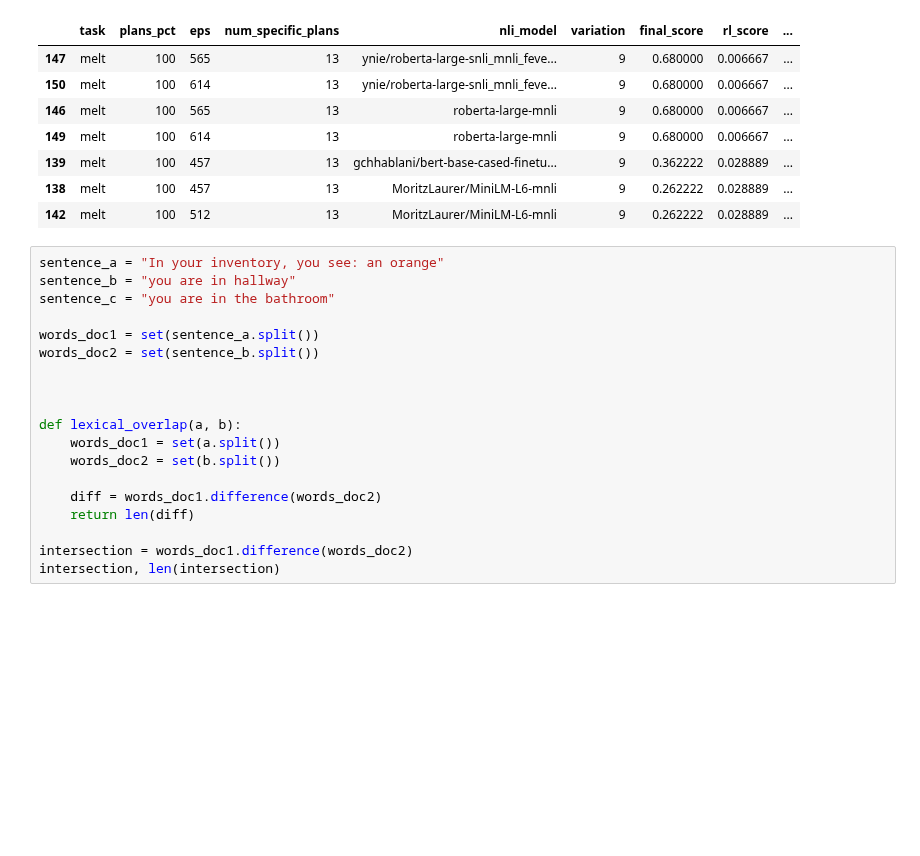
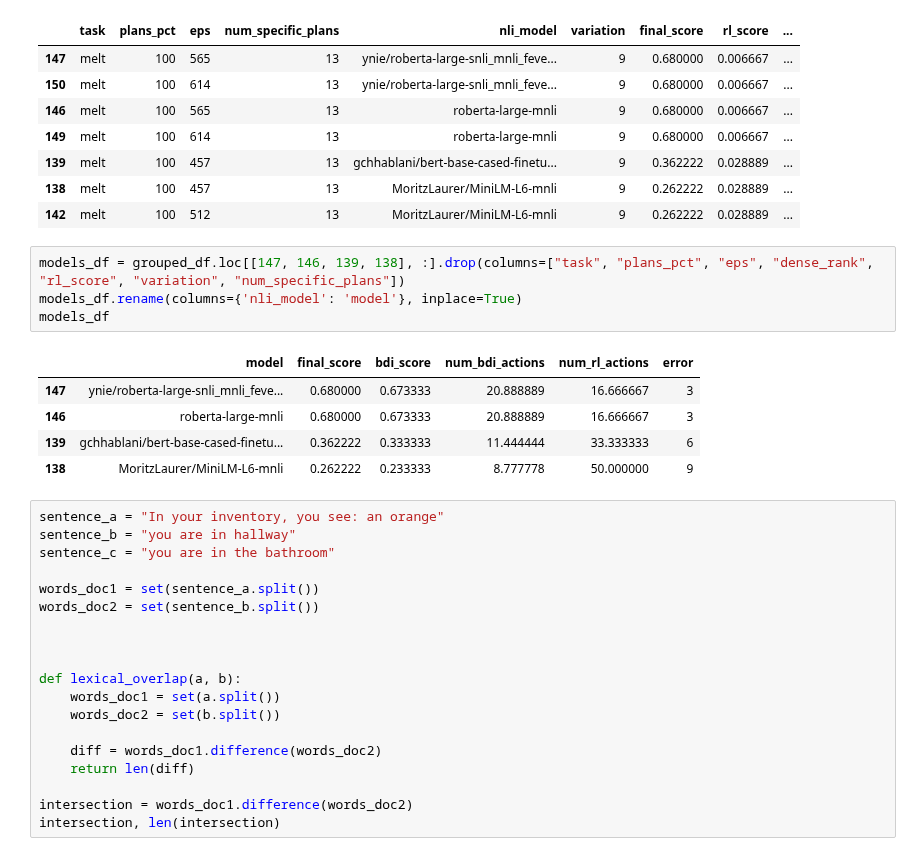
Before and after one commit to yukioichida/bdi-latent-space, a Jupyter notebook: notebooks/results_inference_analysis.ipynb, the cells around one changed output. Cells and saved outputs as stored; diff of their text form; blank space fills up the shorter version.

```diff
--- a/notebooks/results_inference_analysis.ipynb
+++ b/notebooks/results_inference_analysis.ipynb
@@ -86,6 +86,16 @@ grouped_df.drop(columns=['dense_rank']).sort_values(by=['final_score', 'nli_mode
 | 139 | melt | 100 | 457 | 13 | gchhablani/bert-base-cased-finetu... | 9 | 0.362222 | 0.028889 | ... |
 | 138 | melt | 100 | 457 | 13 | MoritzLaurer/MiniLM-L6-mnli | 9 | 0.262222 | 0.028889 | ... |
 | 142 | melt | 100 | 512 | 13 | MoritzLaurer/MiniLM-L6-mnli | 9 | 0.262222 | 0.028889 | ... |
+# %%
+models_df = grouped_df.loc[[147, 146, 139, 138], :].drop(columns=["task", "plans_pct", "eps", "dense_rank", "rl_score", "variation", "num_specific_plans"])
+models_df.rename(columns={'nli_model': 'model'}, inplace=True)
+models_df
+# %% [output]
+|  | model | final_score | bdi_score | num_bdi_actions | num_rl_actions | error |
+| 147 | ynie/roberta-large-snli_mnli_feve... | 0.680000 | 0.673333 | 20.888889 | 16.666667 | 3 |
+| 146 | roberta-large-mnli | 0.680000 | 0.673333 | 20.888889 | 16.666667 | 3 |
+| 139 | gchhablani/bert-base-cased-finetu... | 0.362222 | 0.333333 | 11.444444 | 33.333333 | 6 |
+| 138 | MoritzLaurer/MiniLM-L6-mnli | 0.262222 | 0.233333 | 8.777778 | 50.000000 | 9 |
 # %%
 sentence_a = "In your inventory, you see: an orange"
 sentence_b = "you are in hallway"
```
Also changed, not shown: parts of 3 cells of this notebook.
